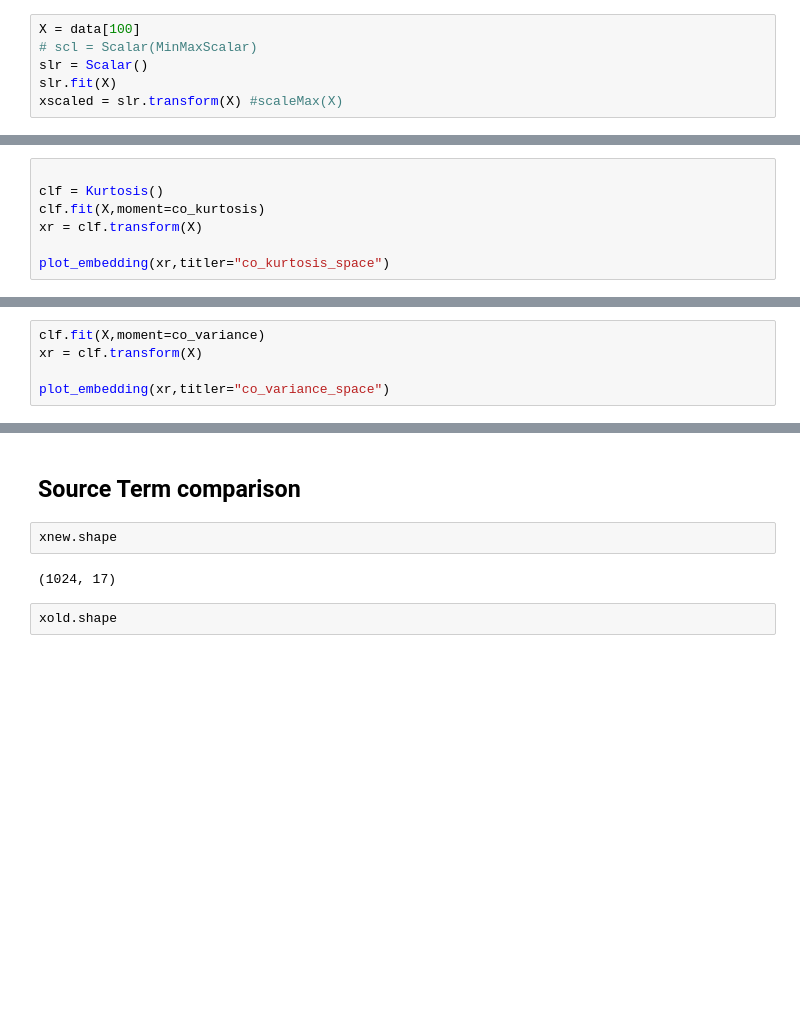
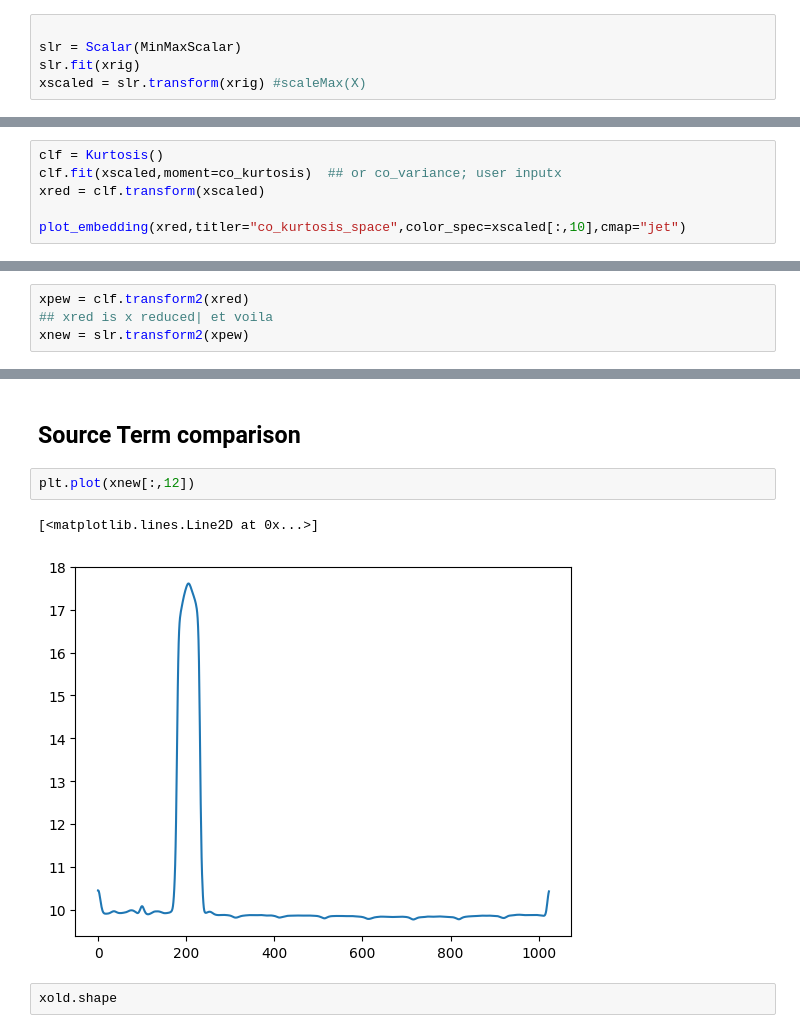
Before and after one commit to kulkarnisp/dim-red, a Jupyter notebook: examples/combust_data.ipynb, the cells around one changed output, grey strips where cells are left out. Cells and saved outputs as stored; diff of their text form; blank space fills up the shorter version.

```diff
--- a/examples/combust_data.ipynb
+++ b/examples/combust_data.ipynb
@@ -33,6 +48,5 @@ loader.flist[99]
 # %%
-X = data[100]
-# scl = Scalar(MinMaxScalar)
-slr = Scalar()
-slr.fit(X)
-xscaled = slr.transform(X) #scaleMax(X)
+
+slr = Scalar(MinMaxScalar)
+slr.fit(xrig)
+xscaled = slr.transform(xrig) #scaleMax(X)
@@ -39,7 +60,6 @@ xscaled = slr.transform(X) #scaleMax(X)
 # %%
+clf = Kurtosis()
+clf.fit(xscaled,moment=co_kurtosis)  ## or co_variance; user inputx
+xred = clf.transform(xscaled)
 
-clf = Kurtosis()
-clf.fit(X,moment=co_kurtosis)
-xr = clf.transform(X)
-
-plot_embedding(xr,titler="co_kurtosis_space")
+plot_embedding(xred,titler="co_kurtosis_space",color_spec=xscaled[:,10],cmap="jet")
@@ -48,5 +65,0 @@ plot_embedding(xr,titler="co_kurtosis_space")
-# %%
-clf.fit(X,moment=co_variance)
-xr = clf.transform(X)
-
-plot_embedding(xr,titler="co_variance_space")
@@ -62,0 +80,4 @@ xnew.max()
+# %%
+xpew = clf.transform2(xred)
+## xred is x reduced| et voila
+xnew = slr.transform2(xpew)
@@ -66,10 +97,11 @@ Xnew is transformed data
 Xold is original data
 # %% [markdown]
 ## Source Term comparison
-# %%
-xnew.shape
-# %% [output]
-(1024, 17)
+# %%
+plt.plot(xnew[:,12])
+# %% [output]
+[<matplotlib.lines.Line2D at 0x...>]
+[figure, added]
 # %%
 xold.shape
 # %% [output]
```
Also changed, not shown: parts of 20 cells of this notebook, 4 other files.
